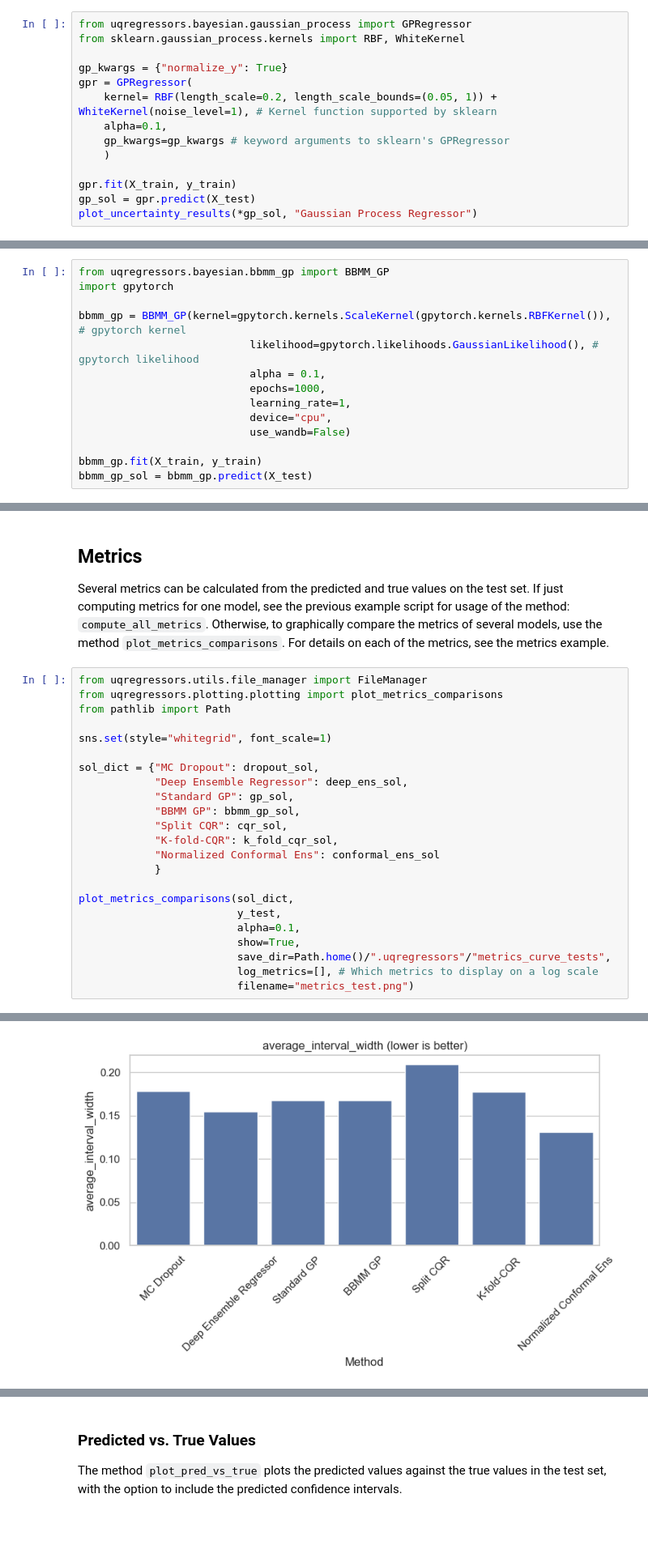
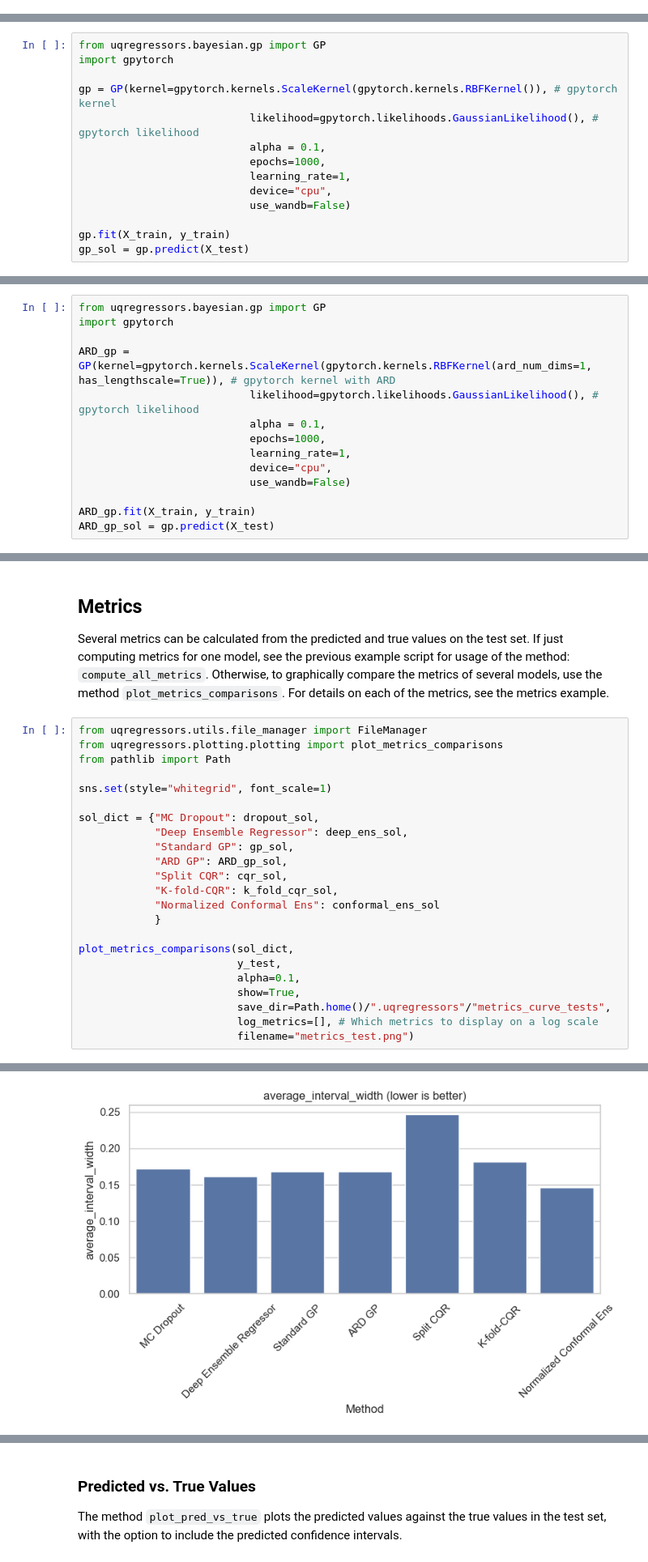
Before and after one commit to arjunrs3/UQRegressors, a Jupyter notebook: examples/getting_started.ipynb, the cells around one changed output, grey strips where cells are left out. Shown at 81% size. Saved outputs shown, nothing was run; the diff lists cells and outputs as text; blank space fills up the shorter version.

```diff
--- a/examples/getting_started.ipynb
+++ b/examples/getting_started.ipynb
@@ -185,14 +161,0 @@ plot_uncertainty_results(*deep_ens_sol, "Deep Ensemble Regressor")
-# %%
-from uqregressors.bayesian.gaussian_process import GPRegressor
-from sklearn.gaussian_process.kernels import RBF, WhiteKernel
-
-gp_kwargs = {"normalize_y": True}
-gpr = GPRegressor(
-    kernel= RBF(length_scale=0.2, length_scale_bounds=(0.05, 1)) + WhiteKernel(noise_level=1), # Kernel function supported by sklearn
-    alpha=0.1,
-    gp_kwargs=gp_kwargs # keyword arguments to sklearn's GPRegressor
-    )
-
-gpr.fit(X_train, y_train)
-gp_sol = gpr.predict(X_test)
-plot_uncertainty_results(*gp_sol, "Gaussian Process Regressor")
@@ -203,8 +168,8 @@ plot_uncertainty_results(*gp_sol, "Gaussian Process Regressor")
 # %%
-from uqregressors.bayesian.bbmm_gp import BBMM_GP
+from uqregressors.bayesian.gp import GP
 import gpytorch
 
-bbmm_gp = BBMM_GP(kernel=gpytorch.kernels.ScaleKernel(gpytorch.kernels.RBFKernel()), # gpytorch kernel
+gp = GP(kernel=gpytorch.kernels.ScaleKernel(gpytorch.kernels.RBFKernel()), # gpytorch kernel
                            likelihood=gpytorch.likelihoods.GaussianLikelihood(), # gpytorch likelihood
                            alpha = 0.1,
                            epochs=1000,
@@ -212,6 +177,6 @@ bbmm_gp = BBMM_GP(kernel=gpytorch.kernels.ScaleKernel(gpytorch.kernels.RBFKernel
                            device="cpu",
                            use_wandb=False)
 
-bbmm_gp.fit(X_train, y_train)
-bbmm_gp_sol = bbmm_gp.predict(X_test)
+gp.fit(X_train, y_train)
+gp_sol = gp.predict(X_test)
 # %%
@@ -220,0 +188,14 @@ plot_uncertainty_results(*bbmm_gp_sol, "BBMM Gaussian Process Regressor")
+# %%
+from uqregressors.bayesian.gp import GP
+import gpytorch
+
+ARD_gp = GP(kernel=gpytorch.kernels.ScaleKernel(gpytorch.kernels.RBFKernel(ard_num_dims=1, has_lengthscale=True)), # gpytorch kernel with ARD
+                           likelihood=gpytorch.likelihoods.GaussianLikelihood(), # gpytorch likelihood
+                           alpha = 0.1,
+                           epochs=1000,
+                           learning_rate=1,
+                           device="cpu",
+                           use_wandb=False)
+
+ARD_gp.fit(X_train, y_train)
+ARD_gp_sol = gp.predict(X_test)
@@ -350,7 +323,7 @@ sns.set(style="whitegrid", font_scale=1)
 sol_dict = {"MC Dropout": dropout_sol,
             "Deep Ensemble Regressor": deep_ens_sol,
             "Standard GP": gp_sol,
-            "BBMM GP": bbmm_gp_sol,
+            "ARD GP": ARD_gp_sol,
             "Split CQR": cqr_sol,
             "K-fold-CQR": k_fold_cqr_sol,
             "Normalized Conformal Ens": conformal_ens_sol
@@ -371,5 +344,5 @@ Saved model comparison to C:\Users\arsha\.uqregressors\metrics_curve_tests\plots
 Plot saved to C:\Users\arsha\.uqregressors\metrics_curve_tests\plots\coverage_metrics_test.png
 Saved model comparison to C:\Users\arsha\.uqregressors\metrics_curve_tests\plots\coverage_metrics_test.png
-[figure, old version]
+[figure, new version]
 Plot saved to C:\Users\arsha\.uqregressors\metrics_curve_tests\plots\average_interval_width_metrics_test.png
 Saved model comparison to C:\Users\arsha\.uqregressors\metrics_curve_tests\plots\average_interval_width_metrics_test.png
```
Also changed, not shown: parts of 20 cells of this notebook, 50 other files.
